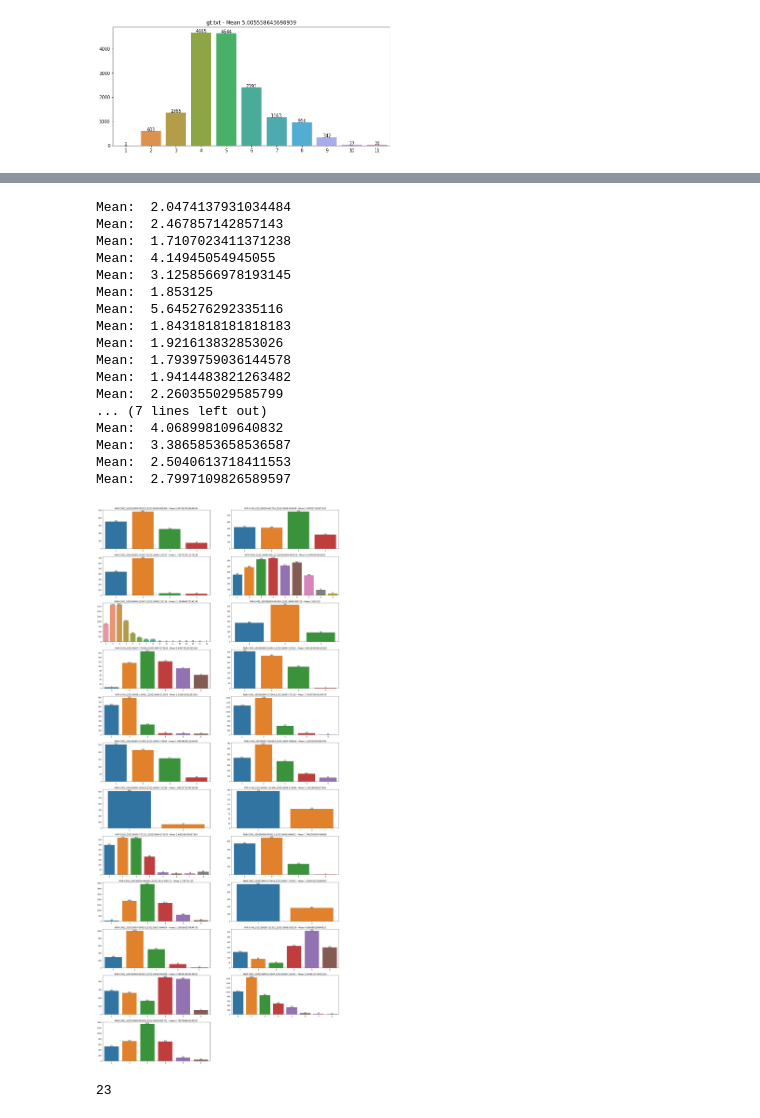
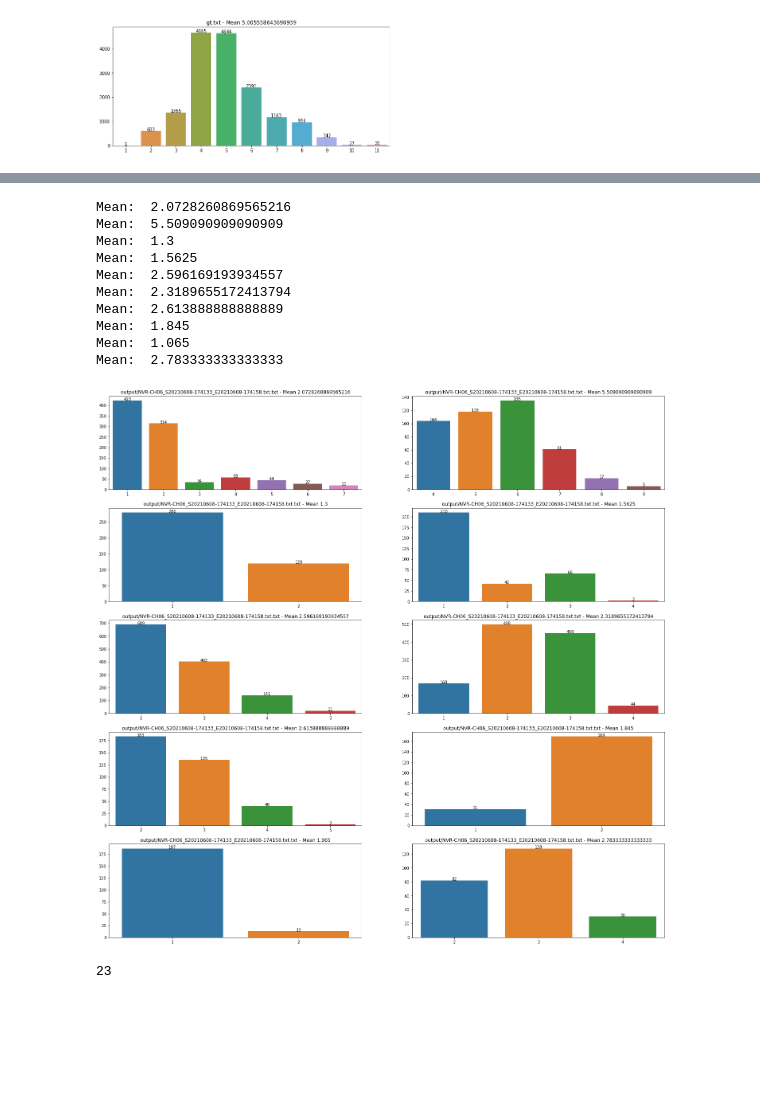
Before and after one commit to LeDuySon/Visualise-notebook, a Jupyter notebook: task-count-people.ipynb, the cells around one changed output, grey strips where cells are left out. Drawn from its saved outputs; the diff is of its cells as text; code cells hidden in the pictures; blank space fills up the shorter version.

```diff
--- a/task-count-people.ipynb
+++ b/task-count-people.ipynb
@@ -127,9 +127,12 @@ def vis_obj_count(files):
 
     def handler(file):
         data = []
+        spliter = None
         with open(file, "rt") as f:
             for line in f:
-                data.append(line.strip().split(","))
+                if(spliter is None):
+                    spliter = " " if len(line.split(" ")) > 3 else ","
+                data.append(line.strip().split(spliter))
 
         group_frames = defaultdict(int)
         for d in data:
@@ -161,7 +164,7 @@ def vis_obj_count(files):
     if(int(tmp) < tmp):
         nrows = int(tmp) + 1
     else:
-        nrows = tmp
+        nrows = int(tmp)
 
     fig, axes = plt.subplots(nrows, ncols ,figsize=(25, nrows * 5), squeeze=False)
     for i in range(nrows):
@@ -199,9 +203,9 @@ annotation_CH02_noreview  gt.txt  task-count-people.ipynb  test
 from pathlib import Path
 
 paths = []
-for path in Path('annotation_CH02_noreview').rglob('*.txt'):
-    if("gt" in path.name):
-        print(path)
-        paths.append(path)
-        print(re.findall(pattern, str(path)))
+for path in Path('output').rglob('*.txt'):
+    #if("gt" in path.name):
+    print(path)
+    paths.append(path)
+    #print(re.findall(pattern, str(path)))
 # %% [output]
@@ -225,24 +229,17 @@ annotation_CH02_noreview/NVR-CH02_S20210609-085200_E20210609-085751/gt/gt.txt
 # %%
-vis_obj_count(paths)
+vis_obj_count(paths[:10])
 # %% [output]
-Mean:  2.0474137931034484
-Mean:  2.467857142857143
-Mean:  1.7107023411371238
-Mean:  4.14945054945055
-Mean:  3.1258566978193145
-Mean:  1.853125
-Mean:  5.645276292335116
-Mean:  1.8431818181818183
-Mean:  1.921613832853026
-Mean:  1.7939759036144578
-Mean:  1.9414483821263482
-Mean:  2.260355029585799
-... (7 lines left out)
-Mean:  4.068998109640832
-Mean:  3.3865853658536587
-Mean:  2.5040613718411553
-Mean:  2.7997109826589597
+Mean:  2.0728260869565216
+Mean:  5.509090909090909
+Mean:  1.3
+Mean:  1.5625
+Mean:  2.596169193934557
+Mean:  2.3189655172413794
+Mean:  2.613888888888889
+Mean:  1.845
+Mean:  1.065
+Mean:  2.783333333333333
-[figure, old version]
+[figure, new version]
 # %%
 len(paths)
 # %% [output]
```
Also changed, not shown: parts of 2 cells of this notebook.
